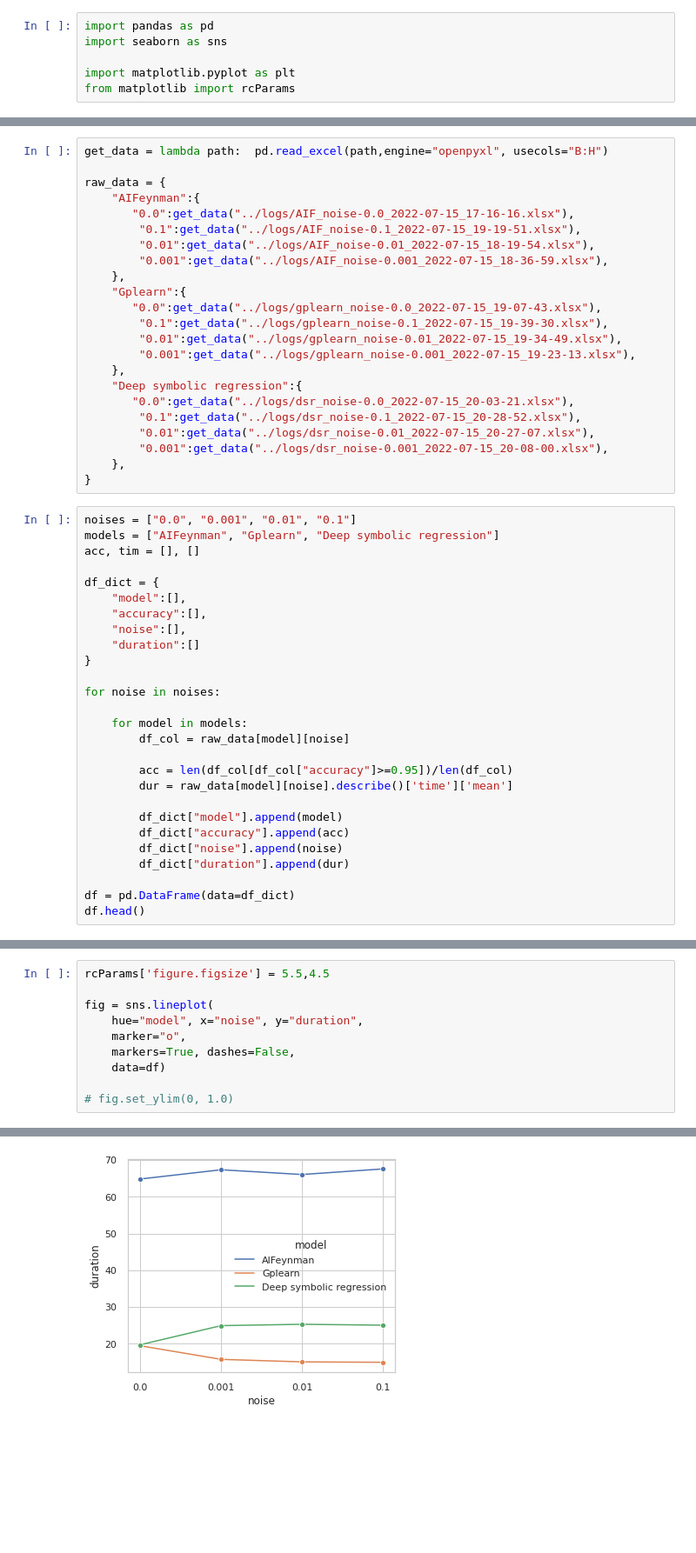
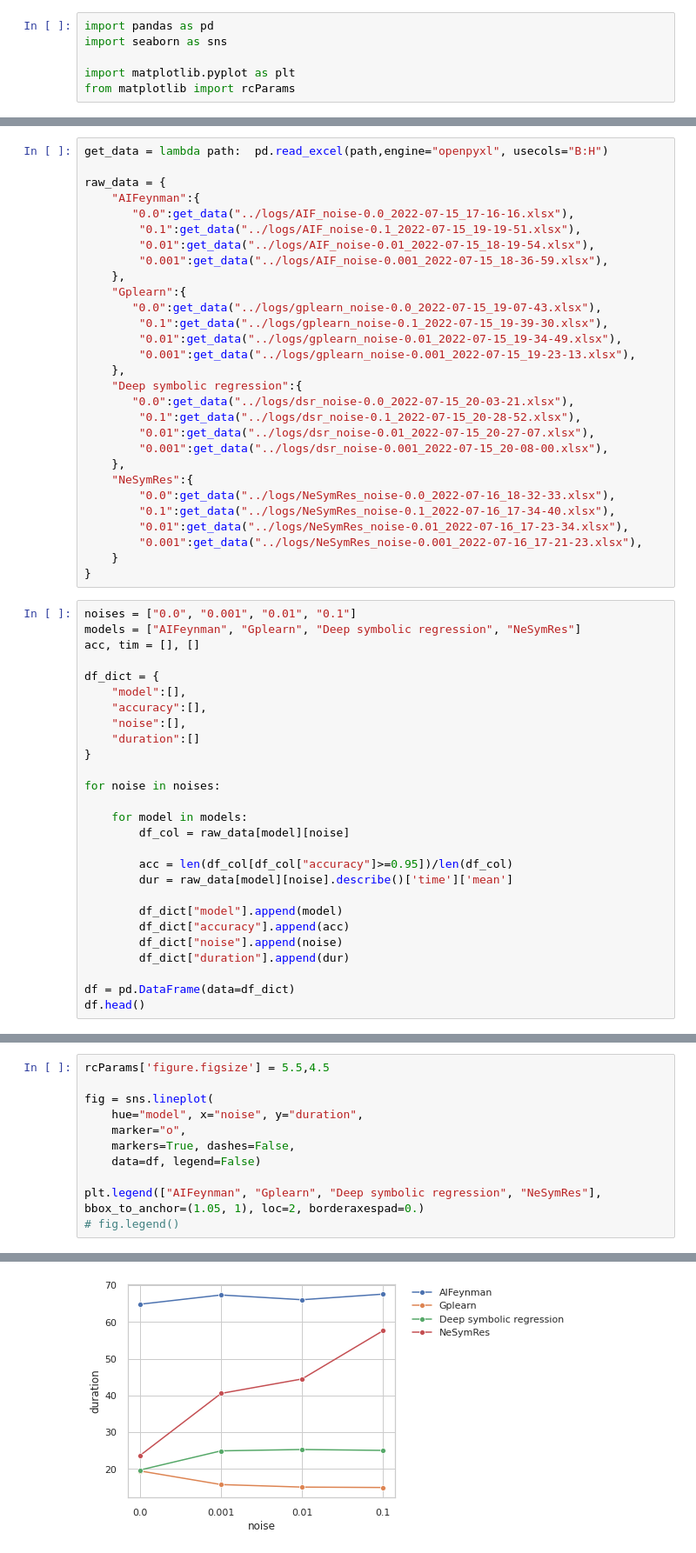
Before and after one commit to SiddeshSambasivam/A-Comparative-Study-on-SciML-for-KD, a Jupyter notebook: notebooks/Benchmark - Analysis.ipynb, the cells around one changed output, grey strips where cells are left out. Shown: that part at 87% size. Cells and saved outputs as stored; diff of their text form; blank space fills up the shorter version.

```diff
--- a/notebooks/Benchmark - Analysis.ipynb
+++ b/notebooks/Benchmark - Analysis.ipynb
@@ -26,10 +46,16 @@ raw_data = {
         "0.01":get_data("../logs/dsr_noise-0.01_2022-07-15_20-27-07.xlsx"),
         "0.001":get_data("../logs/dsr_noise-0.001_2022-07-15_20-08-00.xlsx"),
     },
+    "NeSymRes":{
+        "0.0":get_data("../logs/NeSymRes_noise-0.0_2022-07-16_18-32-33.xlsx"),
+        "0.1":get_data("../logs/NeSymRes_noise-0.1_2022-07-16_17-34-40.xlsx"),
+        "0.01":get_data("../logs/NeSymRes_noise-0.01_2022-07-16_17-23-34.xlsx"),
+        "0.001":get_data("../logs/NeSymRes_noise-0.001_2022-07-16_17-21-23.xlsx"),
+    }
 }
 # %%
 noises = ["0.0", "0.001", "0.01", "0.1"]
-models = ["AIFeynman", "Gplearn", "Deep symbolic regression"]
+models = ["AIFeynman", "Gplearn", "Deep symbolic regression", "NeSymRes"]
 acc, tim = [], []
 
 df_dict = {
@@ -129,7 +156,8 @@ fig = sns.lineplot(
     hue="model", x="noise", y="duration",
     marker="o",
     markers=True, dashes=False,
-    data=df)
+    data=df, legend=False)
 
-# fig.set_ylim(0, 1.0)
+plt.legend(["AIFeynman", "Gplearn", "Deep symbolic regression", "NeSymRes"], bbox_to_anchor=(1.05, 1), loc=2, borderaxespad=0.)
+# fig.legend()
 # %% [output]
@@ -136 +165 @@ fig = sns.lineplot(
-[figure, old version]
+[figure, new version]
```
Also changed, not shown: parts of 6 cells of this notebook, 6 other files.
